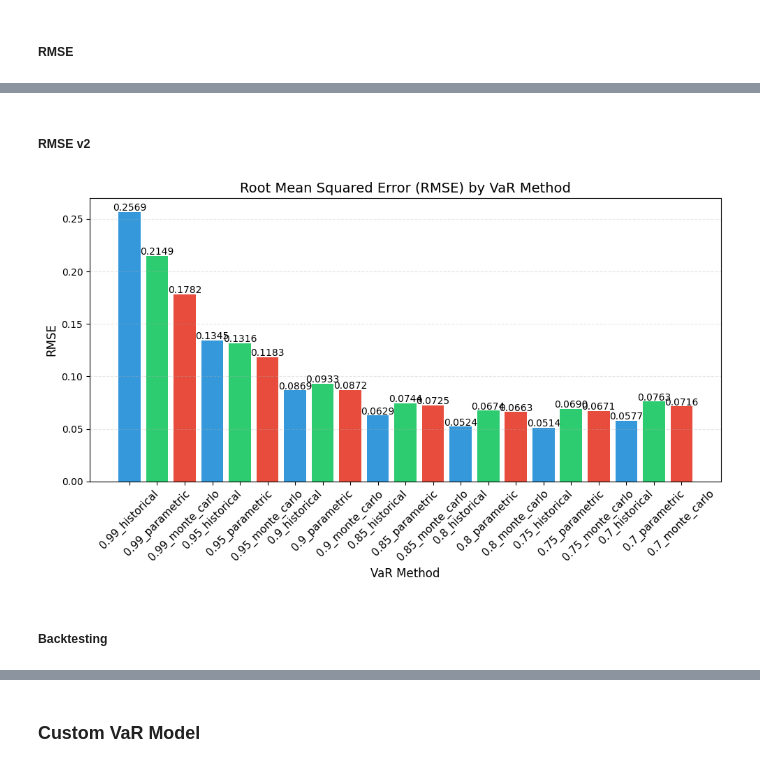
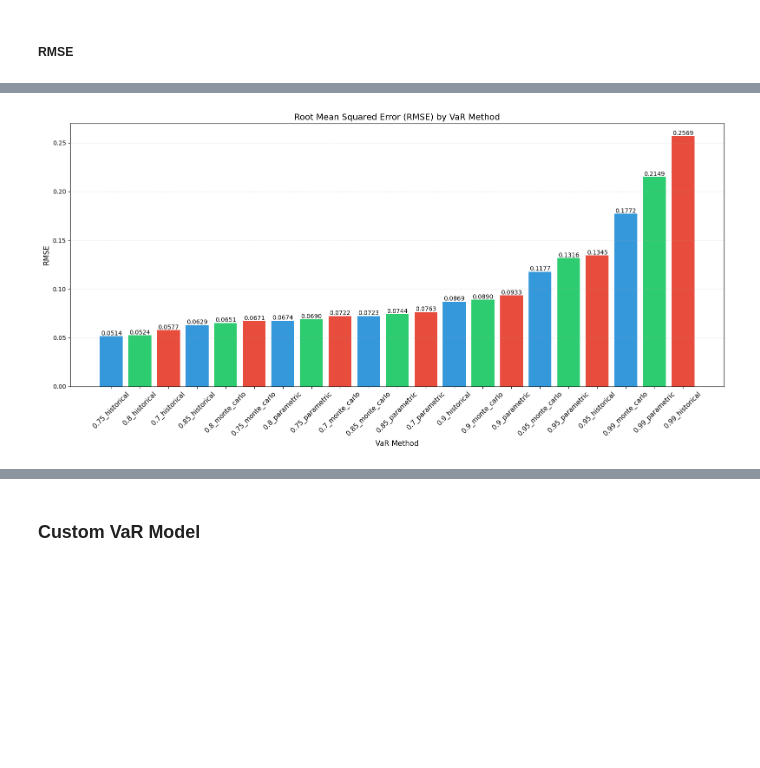
Before and after one commit to mairovitzmario/value-at-risk, a Jupyter notebook: research/research.ipynb, the cells around one changed output, grey strips where cells are left out. Drawn from its saved outputs; the diff is of its cells as text; code cells hidden in the pictures; blank space fills up the shorter version.

```diff
--- a/research/research.ipynb
+++ b/research/research.ipynb
@@ -374,19 +374,3 @@ For our chosen way of comparing the models, we will pick the root square mean de
 # %%
 def root_mean_squared_error(prediction, truth):
     return np.sqrt(np.mean((prediction - truth) ** 2))
-# %%
-rmses = []
-
-for i in range(len(values_at_risk)):
-    truth = returns[i]['portofolio'].quantile(0.95)
-    historical_var = values_at_risk[i]['historical']
-    parametric_var = values_at_risk[i]['parametric']
-    monte_carlo_var = values_at_risk[i]['monte_carlo']
-
-    rmses.append(
-        {
-            "historical": root_mean_squared_error(historical_var, truth),
-            "parametric": root_mean_squared_error(parametric_var, truth),
-            "monte_carlo": root_mean_squared_error(monte_carlo_var, truth),
-        }
-    )
@@ -449,5 +377,3 @@ rmse_df.describe()
-# %% [markdown]
-##### RMSE v2
 # %%
 worst_losses = []
 values_at_risk = {
@@ -512,34 +438,35 @@ for key, predictions in flattened_dict.items():
     # Extract the confidence level from the key to match with the worst_losses (assuming they are aligned)
     rmse_dict[key] = root_mean_squared_error(np.array(predictions), np.array(worst_losses))
 # %%
-# Extract values and labels from rmse_dict
-methods = list(rmse_dict.keys())
-rmse_values = list(rmse_dict.values())
+# Sort rmse_dict by RMSE values in ascending order
+sorted_rmse_dict = dict(sorted(rmse_dict.items(), key=lambda item: item[1]))
+
+# Extract values and labels from sorted_rmse_dict
+methods = list(sorted_rmse_dict.keys())
+rmse_values = list(sorted_rmse_dict.values())
 
 # Create bar chart
-plt.figure(figsize=(10, 6))
+plt.figure(figsize=(16, 8))
 bars = plt.bar(methods, rmse_values, color=['#3498db', '#2ecc71', '#e74c3c'] * (len(methods) // 3 + 1))
 
 # Add value labels on top of each bar
 for i, bar in enumerate(bars):
     plt.text(bar.get_x() + bar.get_width()/2, bar.get_height() + 0.001,
              f'{rmse_values[i]:.4f}', ha='center', fontsize=10)
 
 # Add title and labels
 plt.title('Root Mean Squared Error (RMSE) by VaR Method', fontsize=14)
 plt.ylabel('RMSE', fontsize=12)
 plt.xlabel('VaR Method', fontsize=12)
 
 # Add grid for better readability
 plt.grid(axis='y', linestyle='--', alpha=0.3)
 
 # Rotate x-axis labels
 plt.xticks(rotation=45, fontsize=11)
 plt.yticks(fontsize=10)
 plt.tight_layout()
 
 plt.show()
 # %% [output]
-[figure, old version]
+[figure, new version]
-# %% [markdown]
-##### Backtesting
```
Also changed, not shown: parts of 31 cells of this notebook.
